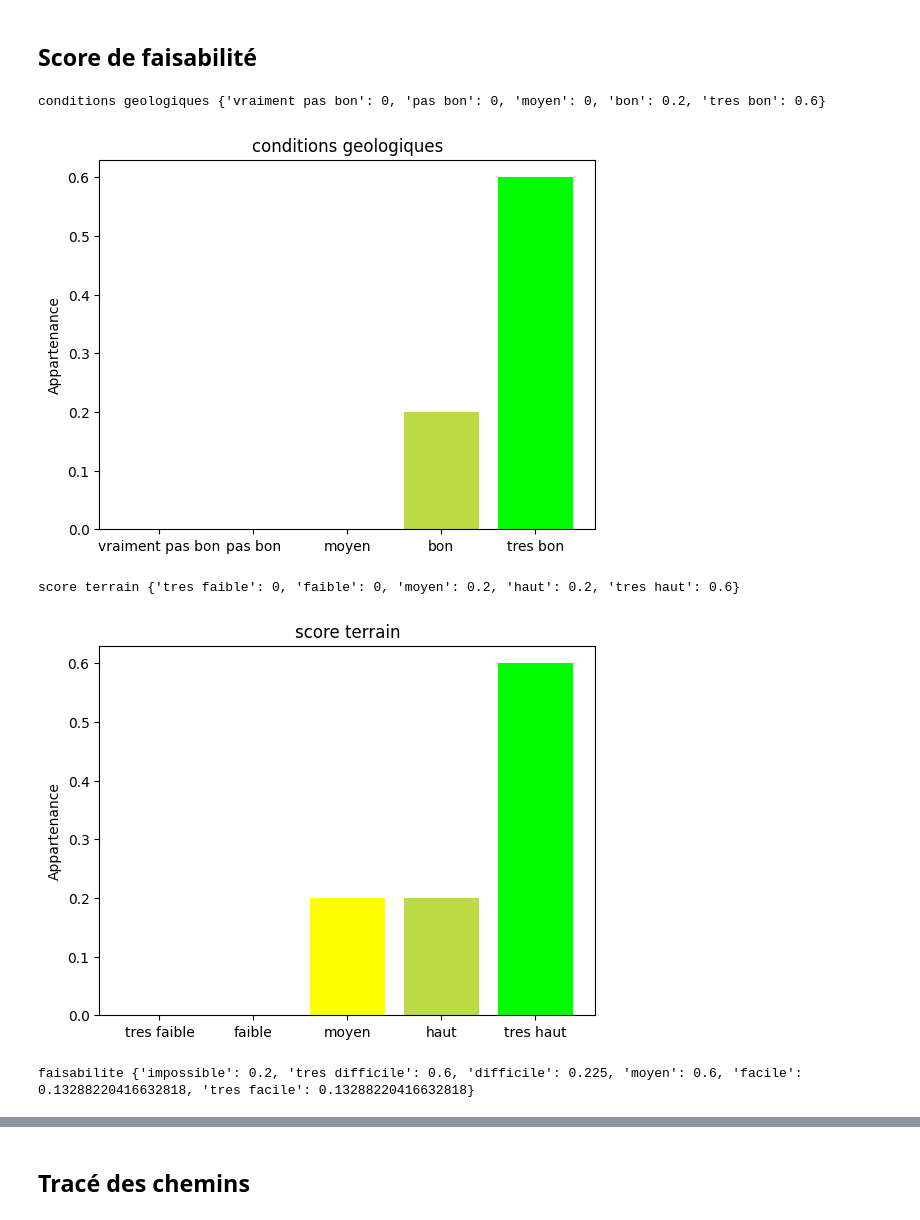
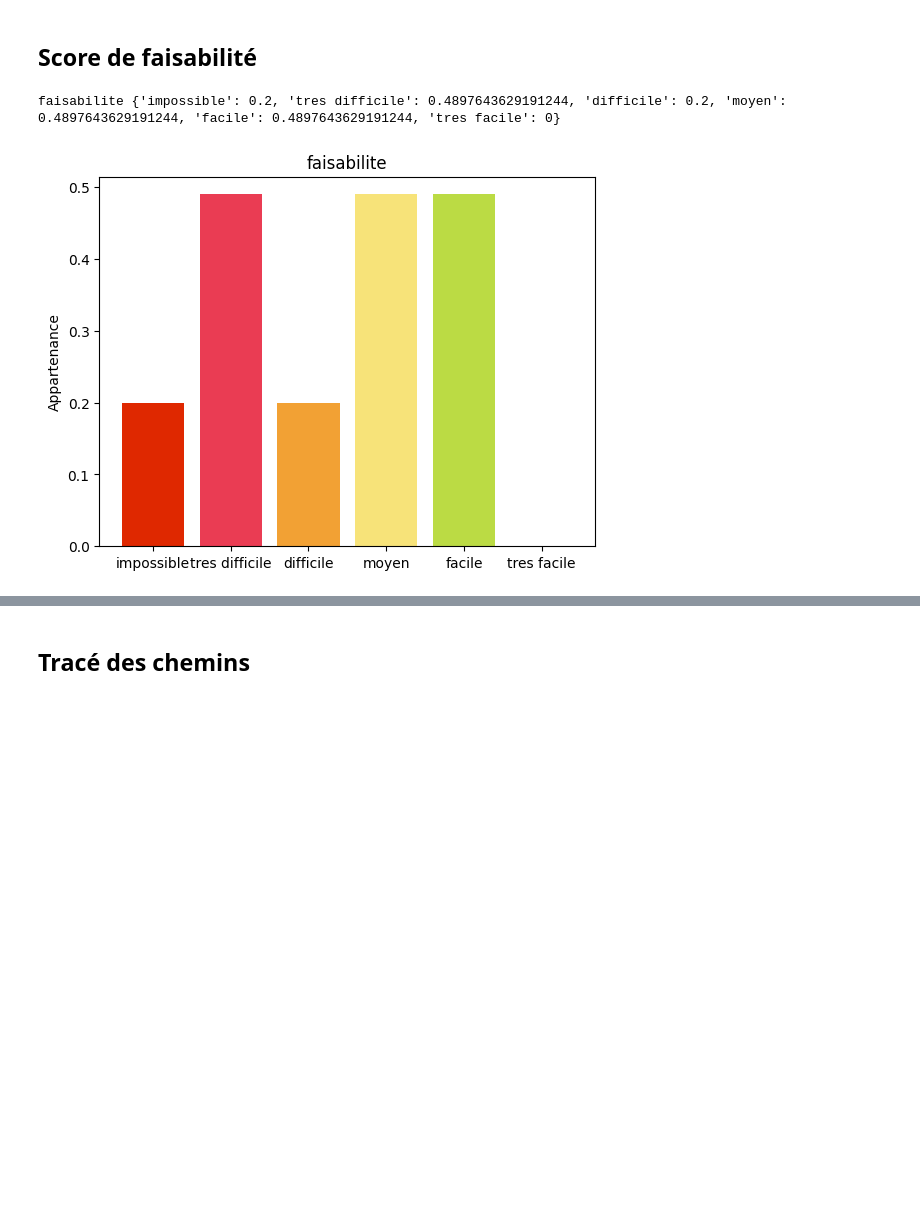
Before and after one commit to teo-bou/SY10, a Jupyter notebook: Projet-Eau/recherche_chemin_eau.ipynb, the cells around one changed output, grey strips where cells are left out. Drawn from its saved outputs; the diff is of its cells as text; code cells hidden in the pictures; blank space fills up the shorter version.

```diff
--- a/Projet-Eau/recherche_chemin_eau.ipynb
+++ b/Projet-Eau/recherche_chemin_eau.ipynb
@@ -22,13 +21,13 @@ Carte allant de x=[0;1272.7922061357854], y = [0; 1272.7922061357854], alt = [0;
 # %% [markdown]
 ### Définition des Villages & Sources
 # %%
-liste_villages = [Village(carte, 0, 0, NFT(1500, 2700, 3000, 1, 'hab'), ressenti.v(0.2, 0.8),
+liste_villages = [Village(carte, 100, 1200, NFT(1500, 2700, 3000, 1, 'hab'), ressenti.v(0, 0.8),
              {"hopital": 1, "ecole": 3, "gouvernement": 1}, "A"),
 Village(carte, 500, 500, NFT(500, 1000, 1200, 1, 'hab'), ressenti.v(0, 0.8),
              {"hopital": 2, "ecole": 3, "gouvernement": 0}, "B"),
-Village(carte, 1000, 0, NFT(2100, 2200, 2300, 1, 'hab'), ressenti.v(0.2, 0.5),
+Village(carte, 1200, 100, NFT(2100, 2200, 2300, 1, 'hab'), ressenti.v(0, 0.5),
              {"hopital": 3, "ecole": 1, "gouvernement": 1}, "C"),
-Village(carte, 0, 1000, NFT(5000, 10000, 15000, 1, 'hab'), ressenti.v(0.5, 0.7),
+Village(carte, 300, 1000, NFT(5000, 10000, 15000, 1, 'hab'), ressenti.v(0, 0.7),
              {"hopital": 2, "ecole": 2, "gouvernement": 1}, "D")
             ]
 
@@ -45,10 +44,7 @@ Source(carte, 600, 1100, couleur_eau.v(1, 0.8), NFT(2, 3, 4, 1, 'debit') , odeur
 # %% [markdown]
 ## Score de faisabilité
 # %%
-score_faisabilite = faisabilite(carte, liste_villages, liste_sources, show=True)
+score_faisabilite = faisabilite(carte, liste_villages, liste_sources, show=False)
 # %% [output]
-conditions geologiques {'vraiment pas bon': 0, 'pas bon': 0, 'moyen': 0, 'bon': 0.2, 'tres bon': 0.6}
+faisabilite {'impossible': 0.2, 'tres difficile': 0.4897643629191244, 'difficile': 0.2, 'moyen': 0.4897643629191244, 'facile': 0.4897643629191244, 'tres facile': 0}
-[figure, old version]
+[figure, new version]
-score terrain {'tres faible': 0, 'faible': 0, 'moyen': 0.2, 'haut': 0.2, 'tres haut': 0.6}
-[figure, removed]
-faisabilite {'impossible': 0.2, 'tres difficile': 0.6, 'difficile': 0.225, 'moyen': 0.6, 'facile': 0.13288220416632818, 'tres facile': 0.13288220416632818}
```
Also changed, not shown: parts of 4 cells of this notebook, 3 other files.
